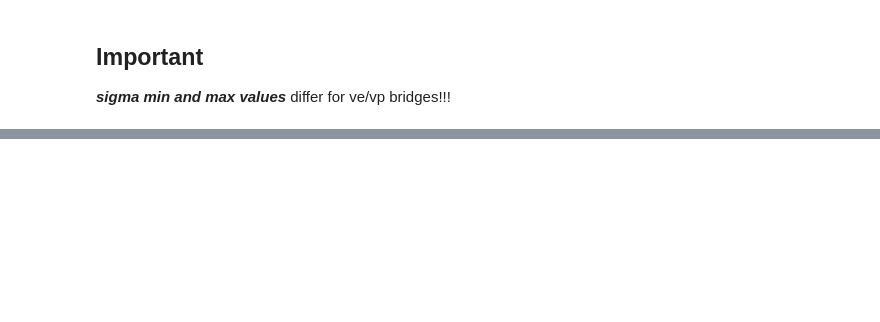
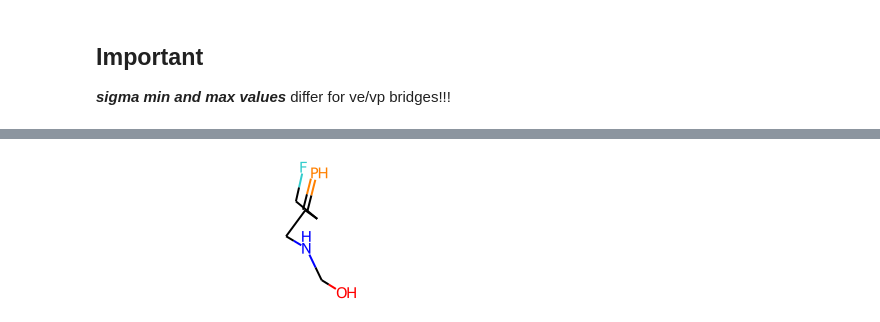
Before and after one commit to conghaowang/PP2Drug, a Jupyter notebook: src/notebooks/Sample.ipynb, the cells around one changed output, grey strips where cells are left out. Drawn from its saved outputs; the diff is of its cells as text; code cells hidden in the pictures; blank space fills up the shorter version.

```diff
--- a/src/notebooks/Sample.ipynb
+++ b/src/notebooks/Sample.ipynb
@@ -404,0 +398,5 @@ MolReconsError:
+# %%
+# mol = Chem.AddHs(mol, addCoord=True)
+UFFOptimizeMolecule(mol)
+mol
+# %% [output]
@@ -405 +405,2 @@ MolReconsError:
+[figure, added]
 # %%
```
Also changed, not shown: parts of 58 cells of this notebook, 6 other files.
